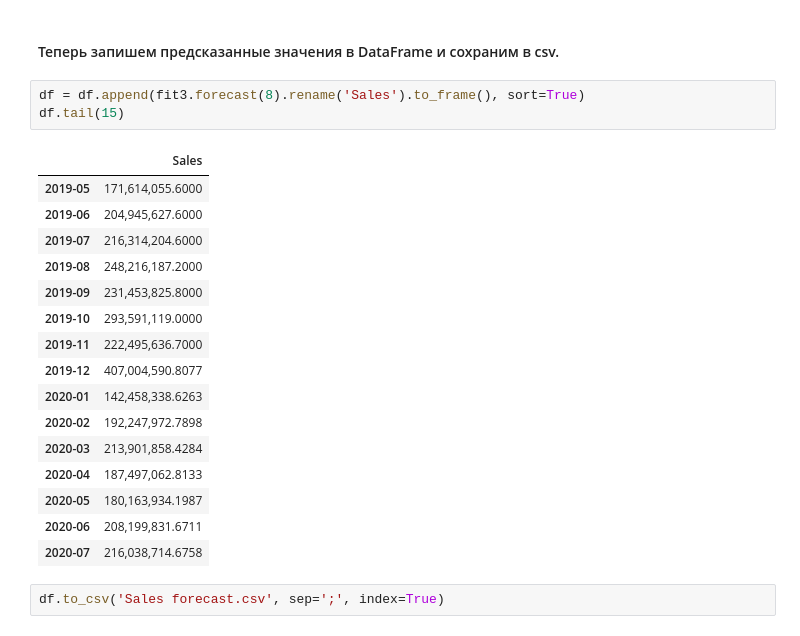
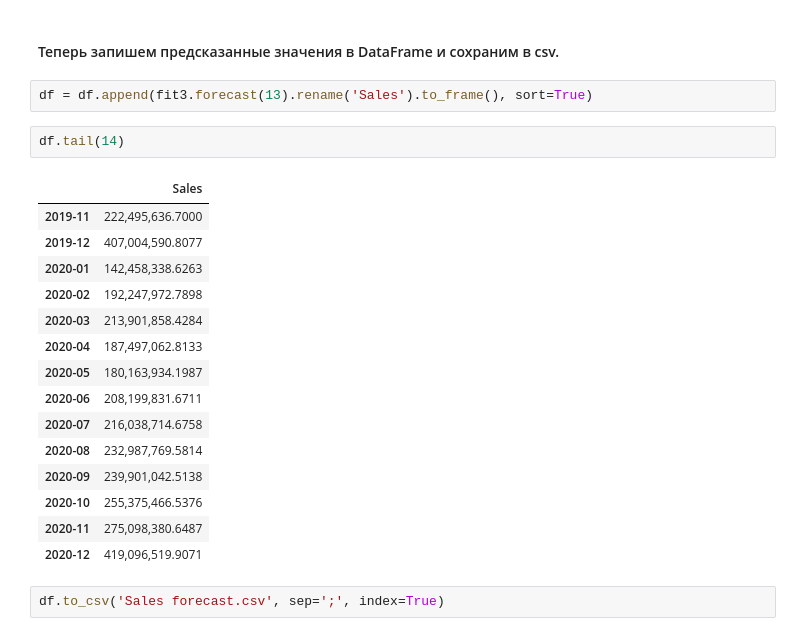
Before and after one commit to TataMoskovkina/GeekUniversity, a Jupyter notebook: work/my_forecast.ipynb, the cells around one changed output. Drawn from its saved outputs; the diff is of its cells as text.

```diff
--- a/work/my_forecast.ipynb
+++ b/work/my_forecast.ipynb
@@ -234,24 +262,24 @@ fit3.params
 # %% [markdown]
 #### Теперь запишем предсказанные значения в DataFrame и сохраним в csv.
 # %%
-df = df.append(fit3.forecast(8).rename('Sales').to_frame(), sort=True)
-df.tail(15)
+df = df.append(fit3.forecast(13).rename('Sales').to_frame(), sort=True)
-# %% [output]
-|  | Sales |
-| 2019-05 | 171,614,055.6000 |
-| 2019-06 | 204,945,627.6000 |
-| 2019-07 | 216,314,204.6000 |
-| 2019-08 | 248,216,187.2000 |
-| 2019-09 | 231,453,825.8000 |
-| 2019-10 | 293,591,119.0000 |
-| 2019-11 | 222,495,636.7000 |
-| 2019-12 | 407,004,590.8077 |
-| 2020-01 | 142,458,338.6263 |
-| 2020-02 | 192,247,972.7898 |
-| 2020-03 | 213,901,858.4284 |
-| 2020-04 | 187,497,062.8133 |
-| 2020-05 | 180,163,934.1987 |
-| 2020-06 | 208,199,831.6711 |
-| 2020-07 | 216,038,714.6758 |
+# %%
+df.tail(14)
+# %% [output]
+|  | Sales |
+| 2019-11 | 222,495,636.7000 |
+| 2019-12 | 407,004,590.8077 |
+| 2020-01 | 142,458,338.6263 |
+| 2020-02 | 192,247,972.7898 |
+| 2020-03 | 213,901,858.4284 |
+| 2020-04 | 187,497,062.8133 |
+| 2020-05 | 180,163,934.1987 |
+| 2020-06 | 208,199,831.6711 |
+| 2020-07 | 216,038,714.6758 |
+| 2020-08 | 232,987,769.5814 |
+| 2020-09 | 239,901,042.5138 |
+| 2020-10 | 255,375,466.5376 |
+| 2020-11 | 275,098,380.6487 |
+| 2020-12 | 419,096,519.9071 |
 # %%
 df.to_csv('Sales forecast.csv', sep=';', index=True)
```
Also changed, not shown: parts of 17 cells of this notebook.
